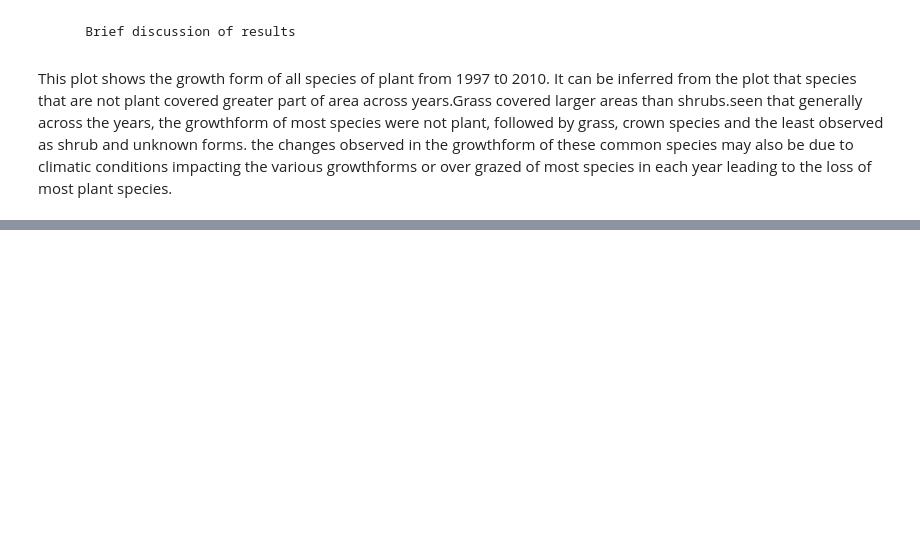
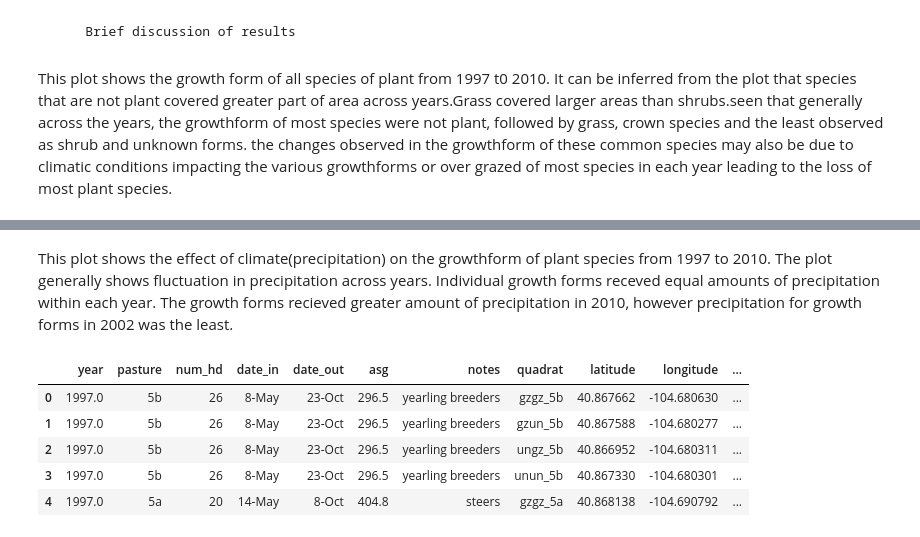
Before and after one commit to evelyn-takyi/Python_data, a Jupyter notebook: Python data analysis assignment.ipynb, the cells around one changed output, grey strips where cells are left out. Drawn from its saved outputs; the diff is of its cells as text; code cells hidden in the pictures; blank space fills up the shorter version.

```diff
--- a/Python data analysis assignment.ipynb
+++ b/Python data analysis assignment.ipynb
@@ -59,3 +59,7 @@ cover.head()
 | 2 | gzgz_11 | 1997 | Bouteloua gracilis | 0.000169 | 0.167067 | 0.996623 |
 | 3 | gzgz_11 | 1997 | Bouteloua gracilis | 0.014171 | 0.343203 | 0.963770 |
 | 4 | gzgz_11 | 1997 | Bare ground | 0.001982 | 0.377101 | 0.987494 |
+# %%
+stock = pd.read_sql_query("SELECT * FROM mapped_plant_quads_co_quad_stocking_rate",
+                           connection)
+stock.head()
@@ -170,0 +229,14 @@ the loss of most plant species.
+# %% [markdown]
+This plot shows the effect of climate(precipitation) on the growthform of plant species from 1997 to 2010. The plot generally shows fluctuation in precipitation across years. Individual growth forms receved equal amounts of
+precipitation within each year. The growth forms recieved greater amount of precipitation in 2010, however precipitation for growth forms in 2002 was the least.
+# %%
+merged7 = pd.merge(left = stock, right = quad, how = 'left',
+                 left_on = 'pasture', right_on = 'pasture')
+merged7.head()
+# %% [output]
+|  | year | pasture | num_hd | date_in | date_out | asg | notes | quadrat | latitude | longitude | ... |
+| 0 | 1997.0 | 5b | 26 | 8-May | 23-Oct | 296.5 | yearling breeders | gzgz_5b | 40.867662 | -104.680630 | ... |
+| 1 | 1997.0 | 5b | 26 | 8-May | 23-Oct | 296.5 | yearling breeders | gzun_5b | 40.867588 | -104.680277 | ... |
+| 2 | 1997.0 | 5b | 26 | 8-May | 23-Oct | 296.5 | yearling breeders | ungz_5b | 40.866952 | -104.680311 | ... |
+| 3 | 1997.0 | 5b | 26 | 8-May | 23-Oct | 296.5 | yearling breeders | unun_5b | 40.867330 | -104.680301 | ... |
+| 4 | 1997.0 | 5a | 20 | 14-May | 8-Oct | 404.8 | steers | gzgz_5a | 40.868138 | -104.690792 | ... |
```
Also changed, not shown: parts of 16 cells of this notebook.
